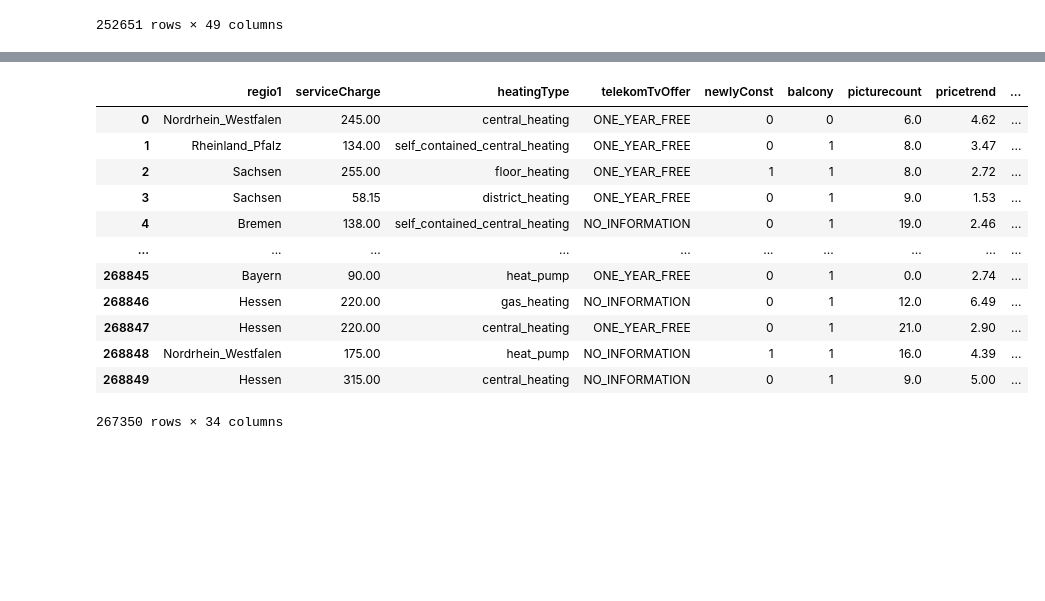
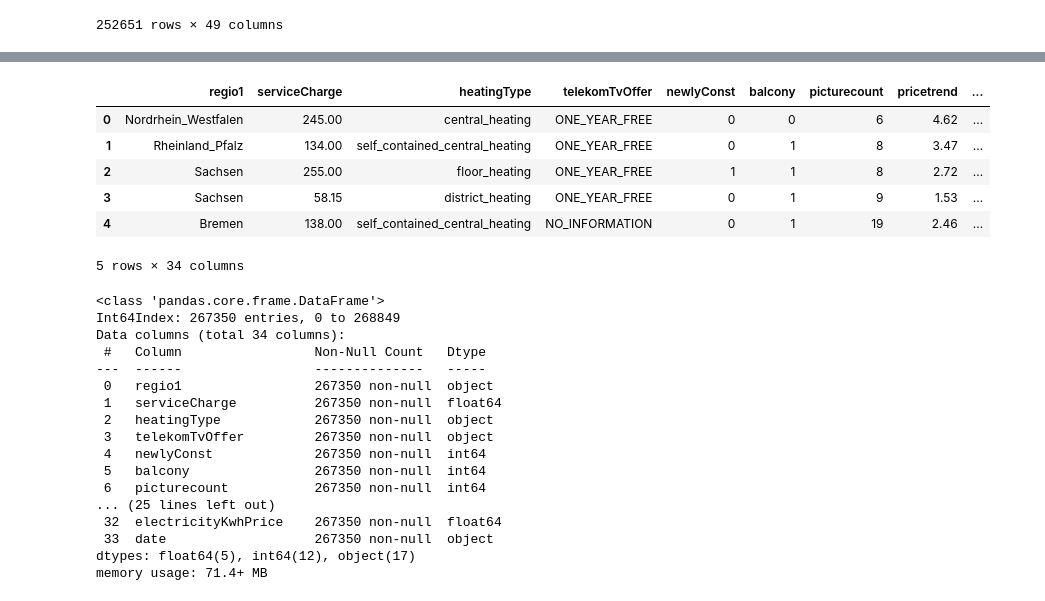
Before and after one commit to mahsarahavi/TalentMind1, a Jupyter notebook: talentmine.ipynb, the cells around one changed output, grey strips where cells are left out. Saved outputs shown, nothing was run; the diff lists cells and outputs as text; code cells hidden in the pictures; blank space fills up the shorter version.

```diff
--- a/talentmine.ipynb
+++ b/talentmine.ipynb
@@ -227,18 +227,32 @@ data['noRooms'] = data['noRooms'].astype('int64')
 data['picturecount'] = data['picturecount'].astype('int64')
 data['baseRentRange'] = data['baseRentRange'].astype('int64')
 # %%
-data
+data.head()
 # %% [output]
 |  | regio1 | serviceCharge | heatingType | telekomTvOffer | newlyConst | balcony | picturecount | pricetrend | ... |
-| 0 | Nordrhein_Westfalen | 245.00 | central_heating | ONE_YEAR_FREE | 0 | 0 | 6.0 | 4.62 | ... |
-| 1 | Rheinland_Pfalz | 134.00 | self_contained_central_heating | ONE_YEAR_FREE | 0 | 1 | 8.0 | 3.47 | ... |
-| 2 | Sachsen | 255.00 | floor_heating | ONE_YEAR_FREE | 1 | 1 | 8.0 | 2.72 | ... |
-| 3 | Sachsen | 58.15 | district_heating | ONE_YEAR_FREE | 0 | 1 | 9.0 | 1.53 | ... |
-| 4 | Bremen | 138.00 | self_contained_central_heating | NO_INFORMATION | 0 | 1 | 19.0 | 2.46 | ... |
-| ... | ... | ... | ... | ... | ... | ... | ... | ... | ... |
-| 268845 | Bayern | 90.00 | heat_pump | ONE_YEAR_FREE | 0 | 1 | 0.0 | 2.74 | ... |
-| 268846 | Hessen | 220.00 | gas_heating | NO_INFORMATION | 0 | 1 | 12.0 | 6.49 | ... |
-| 268847 | Hessen | 220.00 | central_heating | ONE_YEAR_FREE | 0 | 1 | 21.0 | 2.90 | ... |
-| 268848 | Nordrhein_Westfalen | 175.00 | heat_pump | NO_INFORMATION | 1 | 1 | 16.0 | 4.39 | ... |
-| 268849 | Hessen | 315.00 | central_heating | NO_INFORMATION | 0 | 1 | 9.0 | 5.00 | ... |
+| 0 | Nordrhein_Westfalen | 245.00 | central_heating | ONE_YEAR_FREE | 0 | 0 | 6 | 4.62 | ... |
+| 1 | Rheinland_Pfalz | 134.00 | self_contained_central_heating | ONE_YEAR_FREE | 0 | 1 | 8 | 3.47 | ... |
+| 2 | Sachsen | 255.00 | floor_heating | ONE_YEAR_FREE | 1 | 1 | 8 | 2.72 | ... |
+| 3 | Sachsen | 58.15 | district_heating | ONE_YEAR_FREE | 0 | 1 | 9 | 1.53 | ... |
+| 4 | Bremen | 138.00 | self_contained_central_heating | NO_INFORMATION | 0 | 1 | 19 | 2.46 | ... |
-267350 rows × 34 columns
+5 rows × 34 columns
+# %%
+data.info()
+# %% [output]
+<class 'pandas.core.frame.DataFrame'>
+Int64Index: 267350 entries, 0 to 268849
+Data columns (total 34 columns):
+ #   Column                 Non-Null Count   Dtype
+---  ------                 --------------   -----
+ 0   regio1                 267350 non-null  object
+ 1   serviceCharge          267350 non-null  float64
+ 2   heatingType            267350 non-null  object
+ 3   telekomTvOffer         267350 non-null  object
+ 4   newlyConst             267350 non-null  int64
+ 5   balcony                267350 non-null  int64
+ 6   picturecount           267350 non-null  int64
+... (25 lines left out)
+ 32  electricityKwhPrice    267350 non-null  float64
+ 33  date                   267350 non-null  object
+dtypes: float64(5), int64(12), object(17)
+memory usage: 71.4+ MB
```
Also changed, not shown: parts of 7 cells of this notebook.
